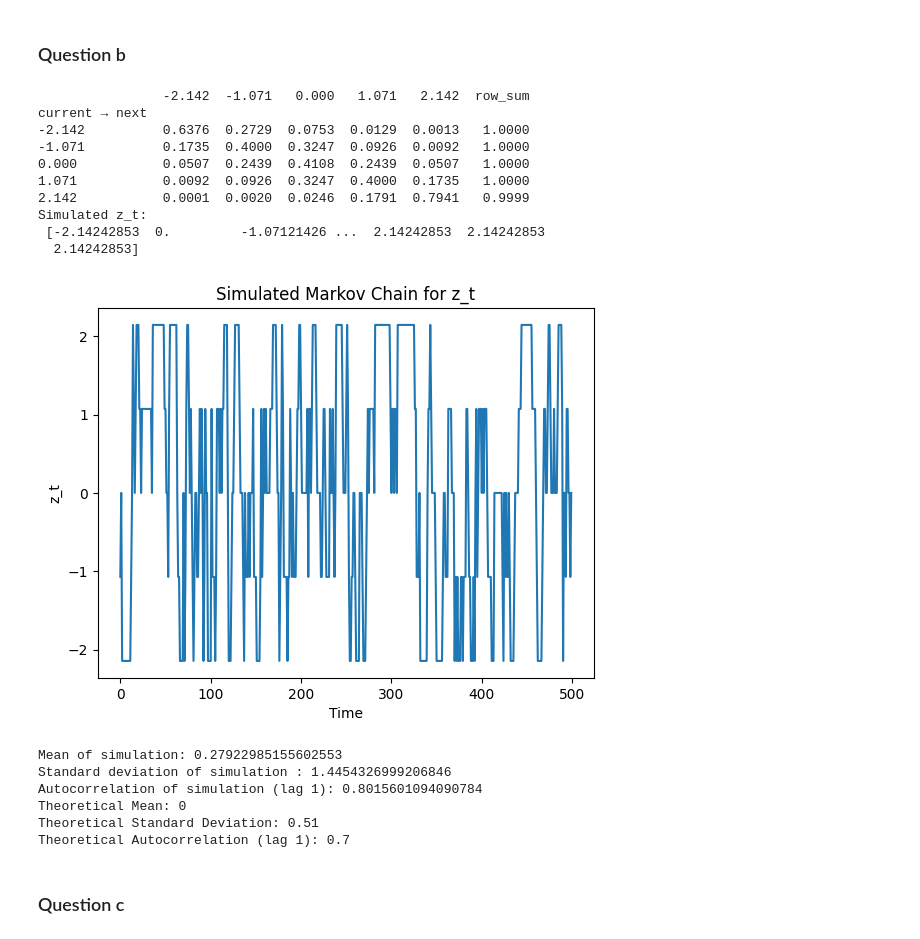
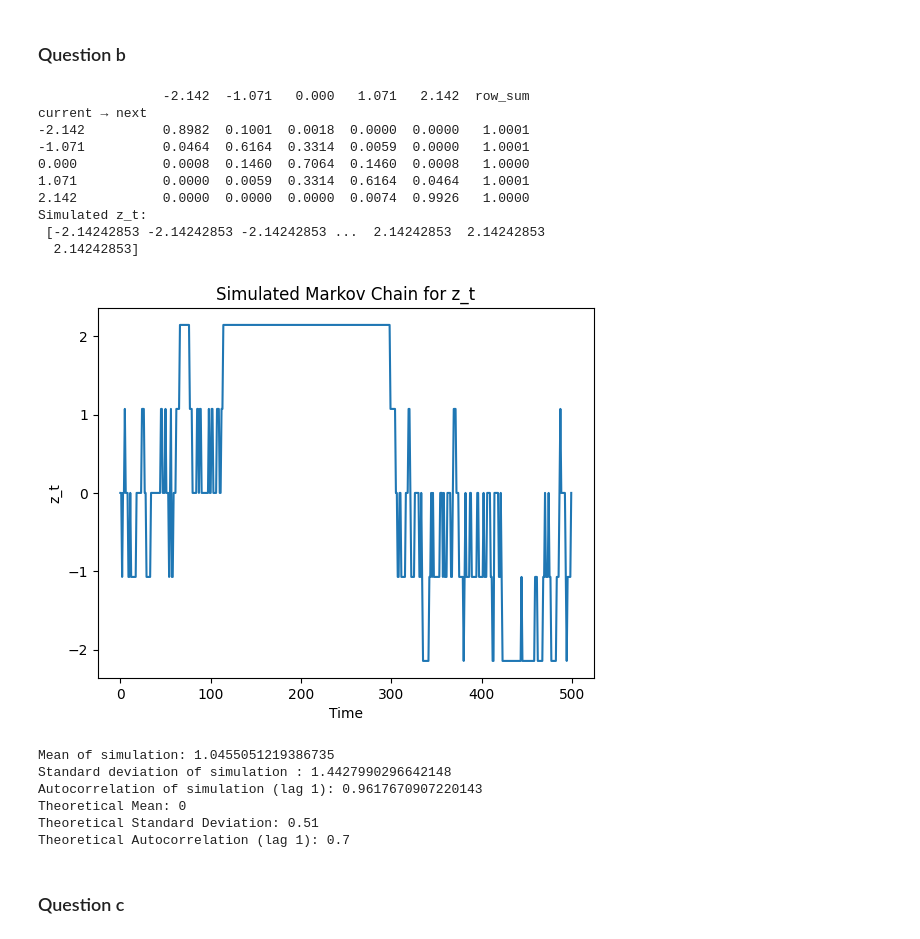
Before and after one commit to madlab404/Advanced_Topics_Macro1, a Jupyter notebook: PS_2.ipynb, the cells around one changed output. Saved outputs shown, nothing was run; the diff lists cells and outputs as text; code cells hidden in the pictures.

```diff
--- a/PS_2.ipynb
+++ b/PS_2.ipynb
@@ -12,6 +12,7 @@ from math import comb
 from pathlib import Path
 from datetime import datetime
 import matplotlib.pyplot as plt
+import time
 
 
 # Parameters
@@ -21,7 +22,7 @@ m= 3
 N = 5
 T = 2000
 mean_z = 0
-sigma_epsilon = 1
+sigma_epsilon = 1 - rho**2 # Standard deviation of epsilon
 sigma_z = (1-rho**2)
 
 # Tauchen method
@@ -71,43 +72,43 @@ z_sim = z_sim[500:]
 
 # Plot the simulated series
 plt.plot(z_sim[:500]) #Only first 500 for better visibility
 plt.title('Simulated Markov Chain for z_t')
 plt.xlabel('Time')
 plt.ylabel('z_t')
 plt.show()
 
 # Compute statistics for the simulated series
 mean_z_sim = np.mean(z_sim)
 std_z_sim = np.std(z_sim)
 autocorr_z_sim = np.corrcoef(z_sim[:-1], z_sim[1:])[0, 1]
 
 print("Mean of simulation:", mean_z_sim)
 print("Standard deviation of simulation :", std_z_sim)
 print("Autocorrelation of simulation (lag 1):", autocorr_z_sim)
 
 # Theoretical moments (see slide 31)
 theoretical_mean = mean_z
 theoretical_var = (1-rho**2)**2
 theoretical_corr = rho
 
 print("Theoretical Mean:", theoretical_mean)
 print("Theoretical Standard Deviation:", sqrt(theoretical_var))
 print("Theoretical Autocorrelation (lag 1):", theoretical_corr)
 # %% [output]
                 -2.142  -1.071   0.000   1.071   2.142  row_sum
 current → next
--2.142          0.6376  0.2729  0.0753  0.0129  0.0013   1.0000
--1.071          0.1735  0.4000  0.3247  0.0926  0.0092   1.0000
-0.000           0.0507  0.2439  0.4108  0.2439  0.0507   1.0000
-1.071           0.0092  0.0926  0.3247  0.4000  0.1735   1.0000
-2.142           0.0001  0.0020  0.0246  0.1791  0.7941   0.9999
+-2.142          0.8982  0.1001  0.0018  0.0000  0.0000   1.0001
+-1.071          0.0464  0.6164  0.3314  0.0059  0.0000   1.0001
+0.000           0.0008  0.1460  0.7064  0.1460  0.0008   1.0000
+1.071           0.0000  0.0059  0.3314  0.6164  0.0464   1.0001
+2.142           0.0000  0.0000  0.0000  0.0074  0.9926   1.0000
 Simulated z_t:
- [-2.14242853  0.         -1.07121426 ...  2.14242853  2.14242853
+ [-2.14242853 -2.14242853 -2.14242853 ...  2.14242853  2.14242853
   2.14242853]
-[figure, old version]
+[figure, new version]
-Mean of simulation: 0.27922985155602553
-Standard deviation of simulation : 1.4454326999206846
-Autocorrelation of simulation (lag 1): 0.8015601094090784
+Mean of simulation: 1.0455051219386735
+Standard deviation of simulation : 1.4427990296642148
+Autocorrelation of simulation (lag 1): 0.9617670907220143
 Theoretical Mean: 0
 Theoretical Standard Deviation: 0.51
 Theoretical Autocorrelation (lag 1): 0.7
```
Also changed, not shown: parts of 12 cells of this notebook, 2 other files.
